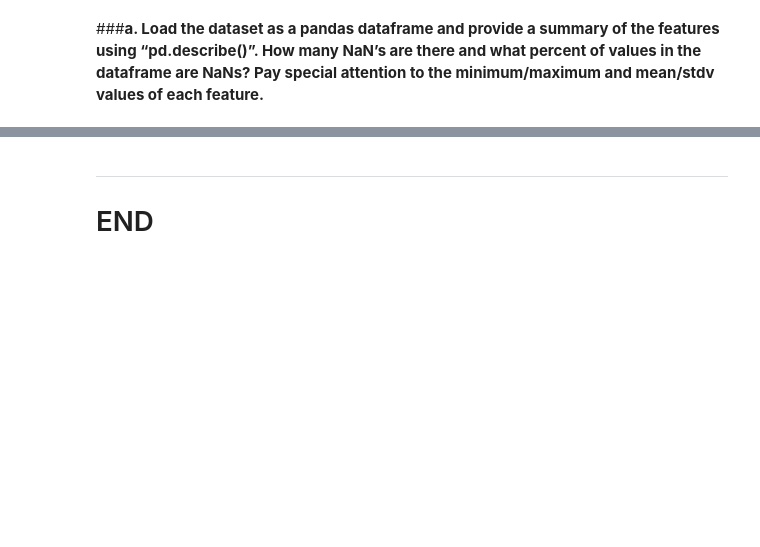
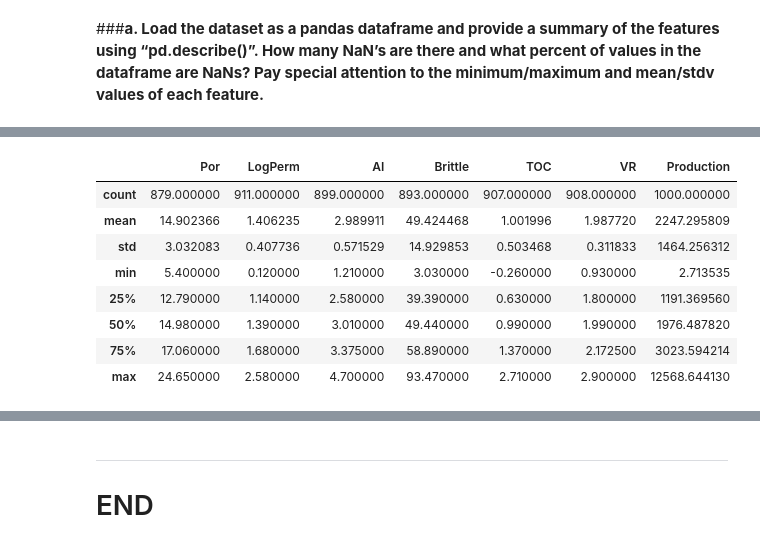
Before and after one commit to Albieri151/Ejercicios-Data-Science-Petroleo, a Jupyter notebook: Week 2/Alana_Albieri_Week2_Notebook.ipynb, the cells around one changed output, grey strips where cells are left out. Drawn from its saved outputs; the diff is of its cells as text; code cells hidden in the pictures; blank space fills up the shorter version.

```diff
--- a/Week 2/Alana_Albieri_Week2_Notebook.ipynb
+++ b/Week 2/Alana_Albieri_Week2_Notebook.ipynb
@@ -36,3 +36,10 @@ Una fuerte correlacion conlleva siempre una causalidad fija cierto? No, al habla
 ##**2.	Feature Imputation**
 # %% [markdown]
 ###**a.	Load the dataset as a pandas dataframe and provide a summary of the features using “pd.describe()”. How many NaN’s are there and what percent of values in the dataframe are NaNs? Pay special attention to the minimum/maximum and mean/stdv values of each feature.**
+# %%
+# Primero vamos a importar las librerias requeridas y las bases de datos
+
+import pandas as pd
+
+df_original = pd.read_csv("https://github.com/Albieri151/Ejercicios-Data-Science-Petroleo/raw/refs/heads/main/Week%202/unconv_MV_v2_missing.csv")
+df_original.head()
@@ -38,0 +53,14 @@ Una fuerte correlacion conlleva siempre una causalidad fija cierto? No, al habla
+# %%
+# Veremos metricas importantes como los quartiles, media y mediana ademas de la cantidad de nulos
+
+df_original.describe()
+# %% [output]
+|  | Por | LogPerm | AI | Brittle | TOC | VR | Production |
+| count | 879.000000 | 911.000000 | 899.000000 | 893.000000 | 907.000000 | 908.000000 | 1000.000000 |
+| mean | 14.902366 | 1.406235 | 2.989911 | 49.424468 | 1.001996 | 1.987720 | 2247.295809 |
+| std | 3.032083 | 0.407736 | 0.571529 | 14.929853 | 0.503468 | 0.311833 | 1464.256312 |
+| min | 5.400000 | 0.120000 | 1.210000 | 3.030000 | -0.260000 | 0.930000 | 2.713535 |
+| 25% | 12.790000 | 1.140000 | 2.580000 | 39.390000 | 0.630000 | 1.800000 | 1191.369560 |
+| 50% | 14.980000 | 1.390000 | 3.010000 | 49.440000 | 0.990000 | 1.990000 | 1976.487820 |
+| 75% | 17.060000 | 1.680000 | 3.375000 | 58.890000 | 1.370000 | 2.172500 | 3023.594214 |
+| max | 24.650000 | 2.580000 | 4.700000 | 93.470000 | 2.710000 | 2.900000 | 12568.644130 |
```
Also changed, not shown: parts of 2 cells of this notebook.
